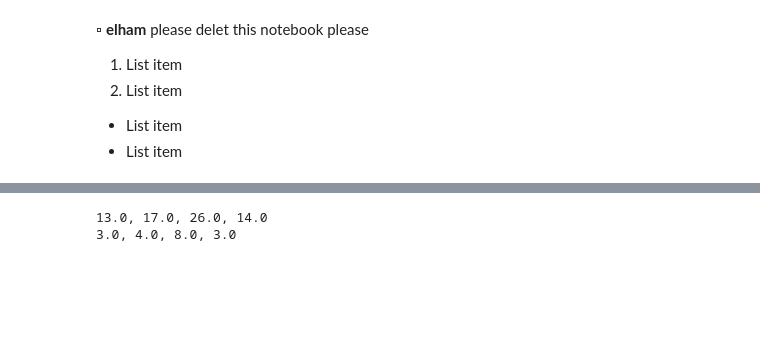
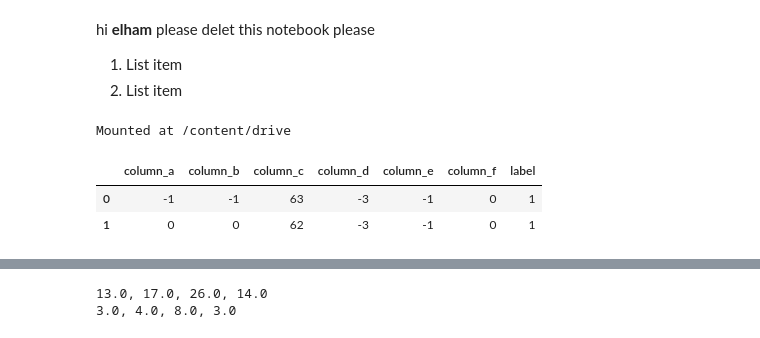
Before and after one commit to elhamalamoudi/Robot-Execution-Failures, a Jupyter notebook: for del.ipynb, the cells around one changed output, grey strips where cells are left out. Cells and saved outputs as stored; diff of their text form; code cells hidden in the pictures; blank space fills up the shorter version.

```diff
--- a/for del.ipynb
+++ b/for del.ipynb
@@ -1,13 +1,15 @@
 # %% [markdown]
 <a href="https://colab.research.google.com/github/elhamalamoudi/Robot-Execution-Failures/blob/main/for%20del.ipynb" target="_parent"><img src="https://colab.research.google.com/assets/colab-badge.svg" alt="Open In Colab"/></a>
 # %% [markdown]
-▫ **elham** please delet this notebook please
+hi **elham** please delet this notebook please
 
 1.   List item
 2.   List item
-
-*   List item
-*   List item
+# %%
+from google.colab import drive
+drive.mount('/content/drive')
+# %% [output]
+Mounted at /content/drive
 # %%
 from sklearn import preprocessing
 from sklearn.decomposition import PCA
@@ -31,0 +24,10 @@ full_data = np.transpose(np.transpose(full_data)[1:])
+# %%
+np.random.seed(22995386)
+
+# Data loading
+df = pd.read_csv('/content/drive/MyDrive/lp1_data.csv')
+df.head(2)
+# %% [output]
+|  | column_a | column_b | column_c | column_d | column_e | column_f | label |
+| 0 | -1 | -1 | 63 | -3 | -1 | 0 | 1 |
+| 1 | 0 | 0 | 62 | -3 | -1 | 0 | 1 |
```
Also changed, not shown: parts of 3 cells of this notebook.
